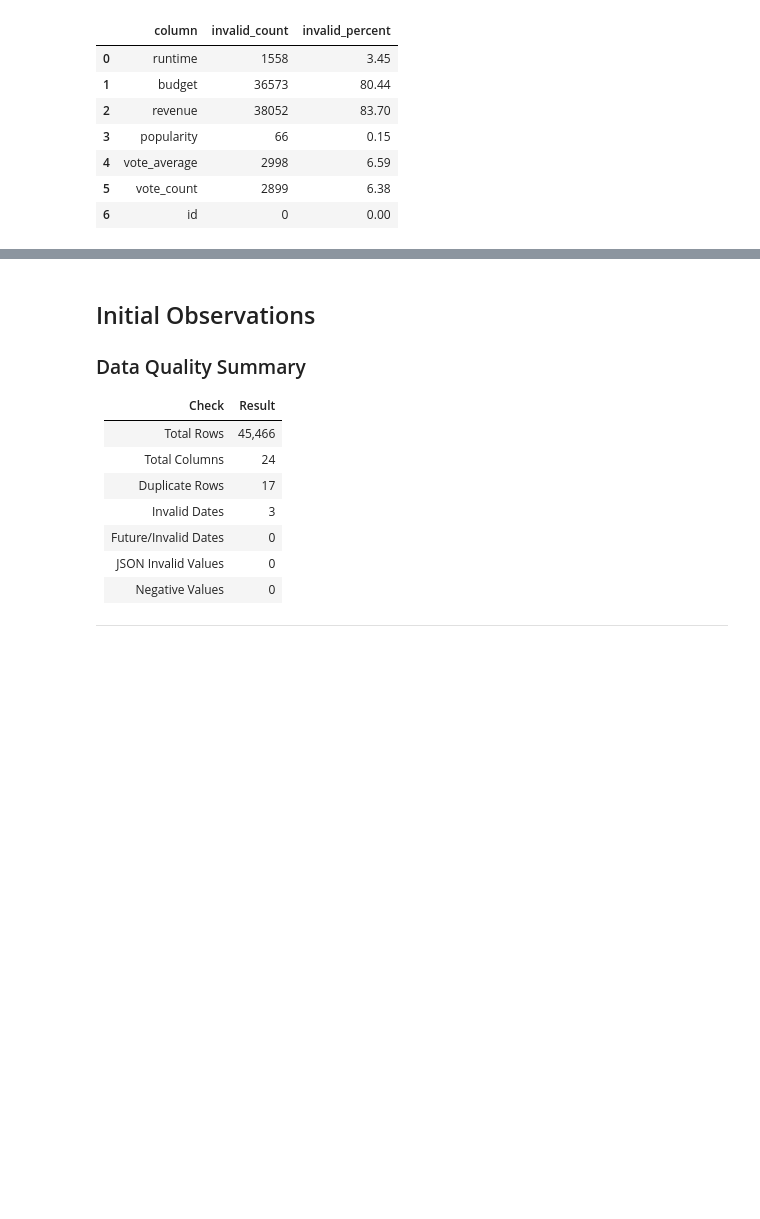
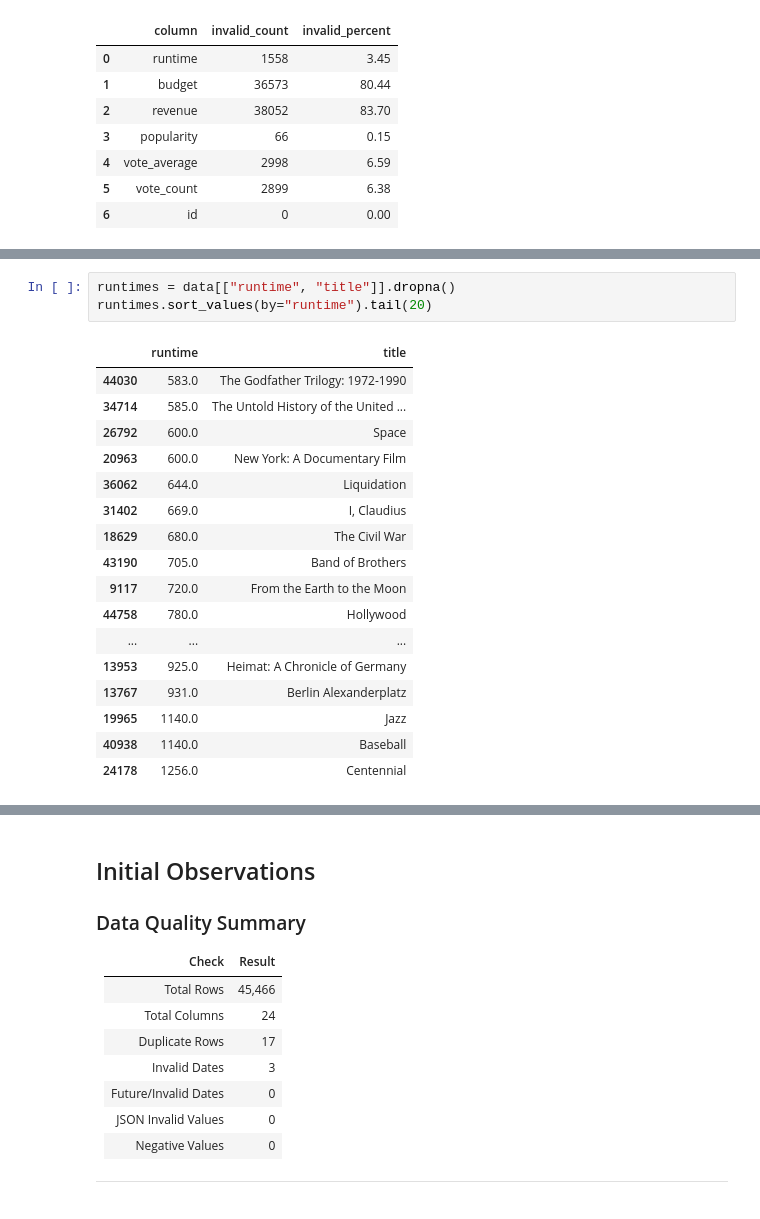
Before and after one commit to Hna2005/movie-runtime-analysis, a Jupyter notebook: notebooks/01-data-audit.ipynb, the cells around one changed output, grey strips where cells are left out. Saved outputs shown, nothing was run; the diff lists cells and outputs as text; blank space fills up the shorter version.

Commit message:
Add runtime analysis

```diff
--- a/notebooks/01-data-audit.ipynb
+++ b/notebooks/01-data-audit.ipynb
@@ -325,0 +362,21 @@ pd.DataFrame(results)
+# %%
+runtimes = data[["runtime", "title"]].dropna()
+runtimes.sort_values(by="runtime").tail(20)
+# %% [output]
+|  | runtime | title |
+| 44030 | 583.0 | The Godfather Trilogy: 1972-1990 |
+| 34714 | 585.0 | The Untold History of the United ... |
+| 26792 | 600.0 | Space |
+| 20963 | 600.0 | New York: A Documentary Film |
+| 36062 | 644.0 | Liquidation |
+| 31402 | 669.0 | I, Claudius |
+| 18629 | 680.0 | The Civil War |
+| 43190 | 705.0 | Band of Brothers |
+| 9117 | 720.0 | From the Earth to the Moon |
+| 44758 | 780.0 | Hollywood |
+| ... | ... | ... |
+| 13953 | 925.0 | Heimat: A Chronicle of Germany |
+| 13767 | 931.0 | Berlin Alexanderplatz |
+| 19965 | 1140.0 | Jazz |
+| 40938 | 1140.0 | Baseball |
+| 24178 | 1256.0 | Centennial |
```
Also changed, not shown: parts of 5 cells of this notebook.
